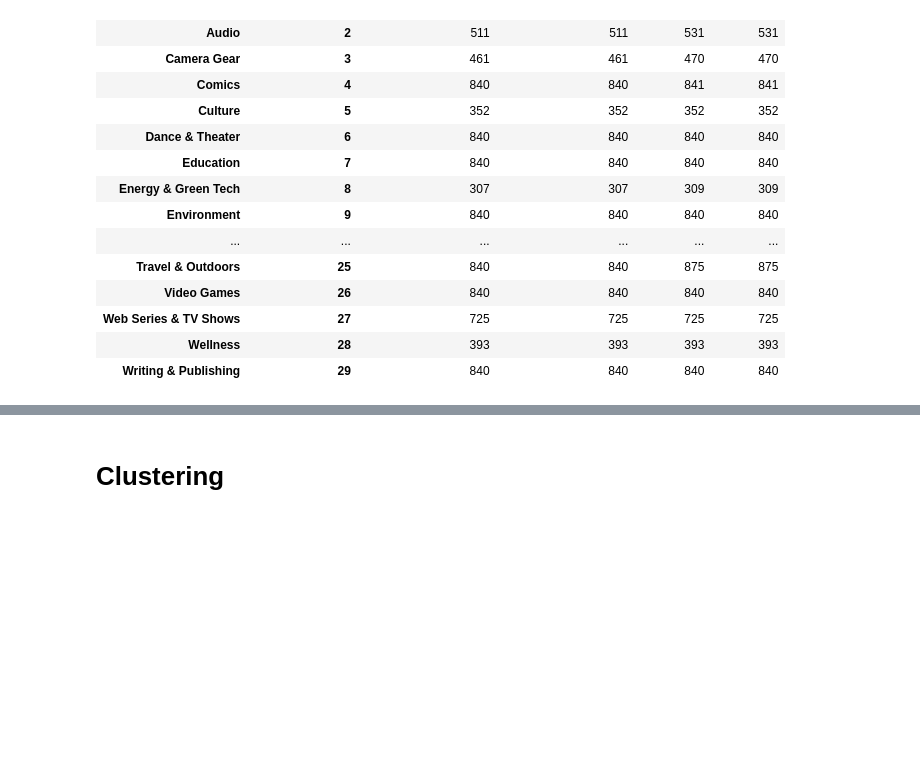
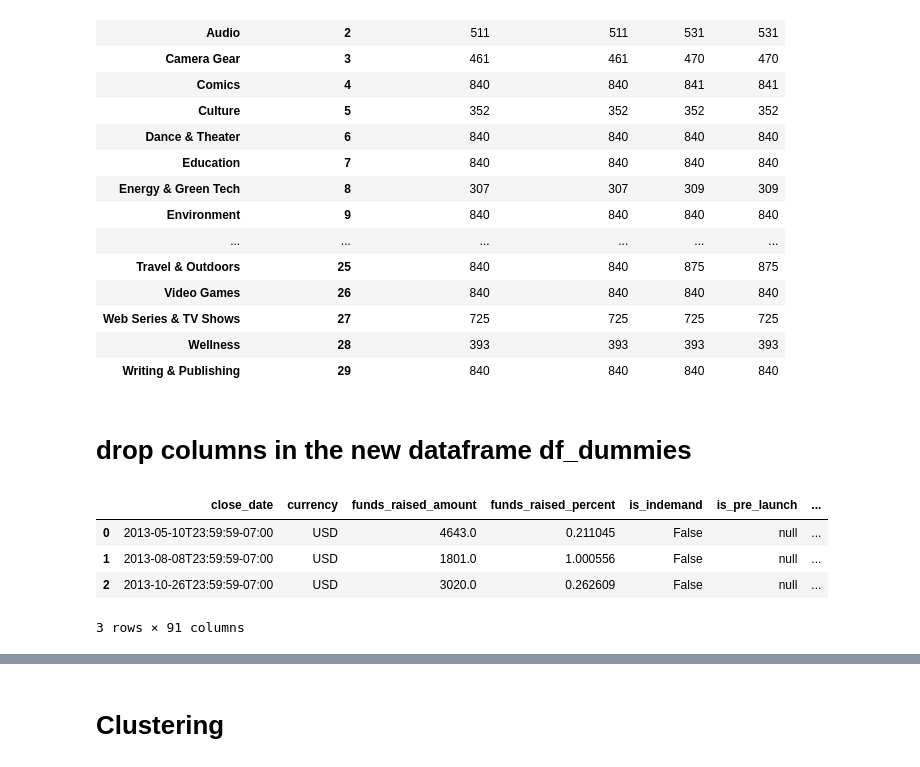
Before and after one commit to kimkxle/DS-SF-42, a Jupyter notebook: FinalProject_KimLe/finalproject_kimle.ipynb, the cells around one changed output, grey strips where cells are left out. Saved outputs shown, nothing was run; the diff lists cells and outputs as text; code cells hidden in the pictures; blank space fills up the shorter version.

```diff
--- a/FinalProject_KimLe/finalproject_kimle.ipynb
+++ b/FinalProject_KimLe/finalproject_kimle.ipynb
@@ -743,0 +741,8 @@ Index([u'close_date', u'currency', u'funds_raised_amount',
+# %%
+import datetime
+import time
+
+df['close_year'] = df['close_date_dt'].dt.year
+df['close_month']= df['close_date_dt'].dt.month
+df['open_year'] = df['open_date_dt'].dt.year
+df['open_month']= df['open_date_dt'].dt.month
@@ -743,0 +757,2 @@ Index([u'close_date', u'currency', u'funds_raised_amount',
+# %%
+df_dummies = pd.get_dummies(df, columns= ["category", "close_year", "close_month", "open_year", "open_month" ])
@@ -837,3 +860,13 @@ df2.groupby(['category', 'integer_category']).count()
 | Web Series & TV Shows | 27 | 725 | 725 | 725 | 725 |
 | Wellness | 28 | 393 | 393 | 393 | 393 |
 | Writing & Publishing | 29 | 840 | 840 | 840 | 840 |
+# %% [markdown]
+# drop columns in the new dataframe df_dummies
+# %%
+df_dummies.head(3)
+# %% [output]
+|  | close_date | currency | funds_raised_amount | funds_raised_percent | is_indemand | is_pre_launch | ... |
+| 0 | 2013-05-10T23:59:59-07:00 | USD | 4643.0 | 0.211045 | False | null | ... |
+| 1 | 2013-08-08T23:59:59-07:00 | USD | 1801.0 | 1.000556 | False | null | ... |
+| 2 | 2013-10-26T23:59:59-07:00 | USD | 3020.0 | 0.262609 | False | null | ... |
+3 rows × 91 columns
```
Also changed, not shown: parts of 33 cells of this notebook, 1 other file.
